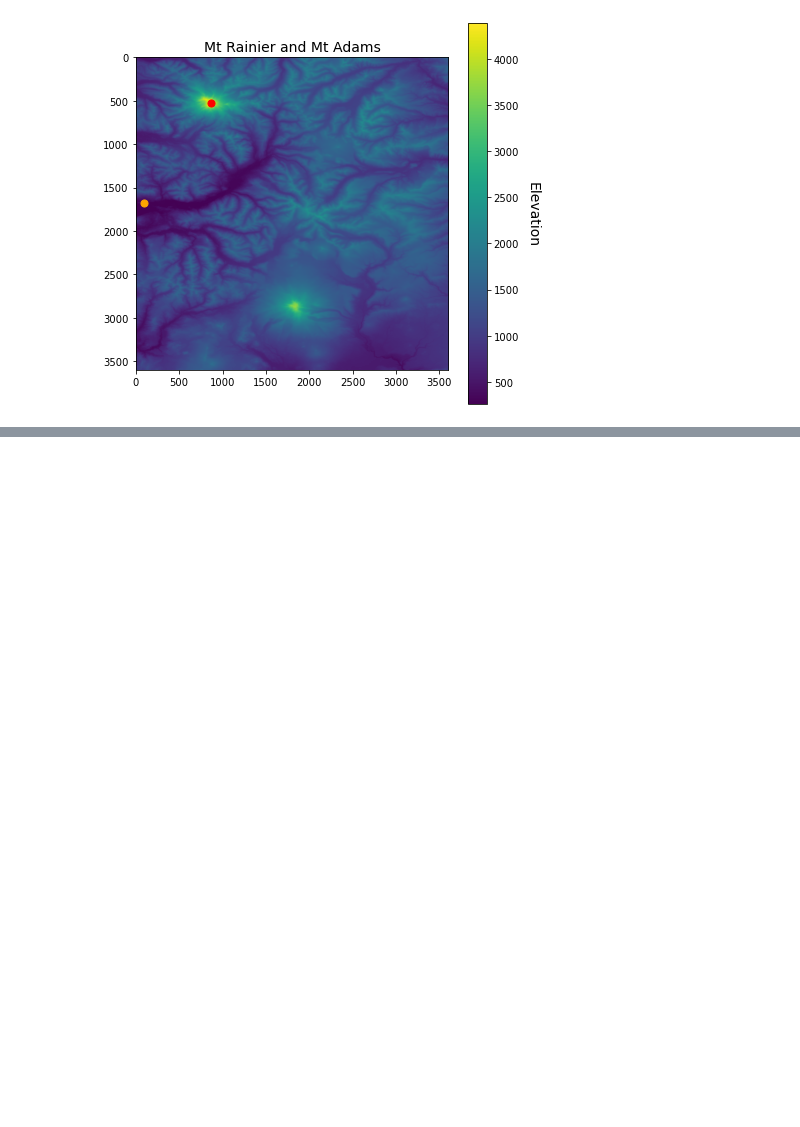
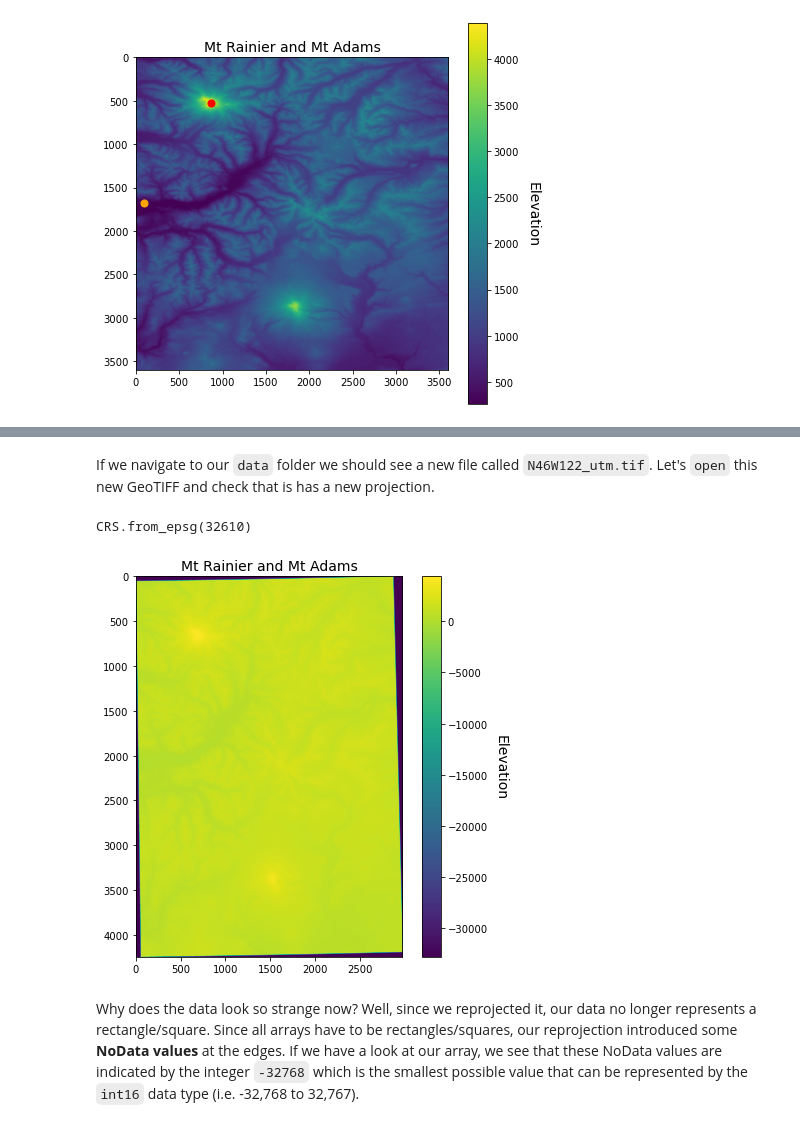
Before and after one commit to ryan-lab-duke/programming-for-sds-site, a Jupyter notebook: book/demos/09a-demo.ipynb, the cells around one changed output, grey strips where cells are left out. Cells and saved outputs as stored; diff of their text form; code cells hidden in the pictures; blank space fills up the shorter version.

```diff
--- a/book/demos/09a-demo.ipynb
+++ b/book/demos/09a-demo.ipynb
@@ -197 +201,22 @@ Copying nodata values from source data/N46W122.tif to destination data/N46W122_u
 ...10...20...30...40...50...60...70...80...90...100 - done.
+# %% [markdown]
+If we navigate to our `data` folder we should see a new file called `N46W122_utm.tif`. Let's `open` this new GeoTIFF and check that is has a new projection.
+# %%
+src = rasterio.open('data/N46W122_utm.tif')
+src.crs
+# %% [output]
+CRS.from_epsg(32610)
+# %%
+srtm = src.read(1)
+
+fig, ax = plt.subplots(figsize=(7,7))
+im = ax.imshow(srtm)
+
+ax.set_title("Mt Rainier and Mt Adams", fontsize=14)
+cbar = fig.colorbar(im, orientation='vertical')
+cbar.ax.set_ylabel('Elevation', rotation=270, fontsize=14)
+cbar.ax.get_yaxis().labelpad = 20
+# %% [output]
+[figure, added]
+# %% [markdown]
+Why does the data look so strange now? Well, since we reprojected it, our data no longer represents a rectangle/square. Since all arrays have to be rectangles/squares, our reprojection introduced some **NoData values** at the edges. If we have a look at our array, we see that these NoData values are indicated by the integer `-32768` which is the smallest possible value that can be represented by the `int16` data type (i.e. -32,768 to 32,767).
```
Also changed, not shown: parts of 13 cells of this notebook, 17 other files.
